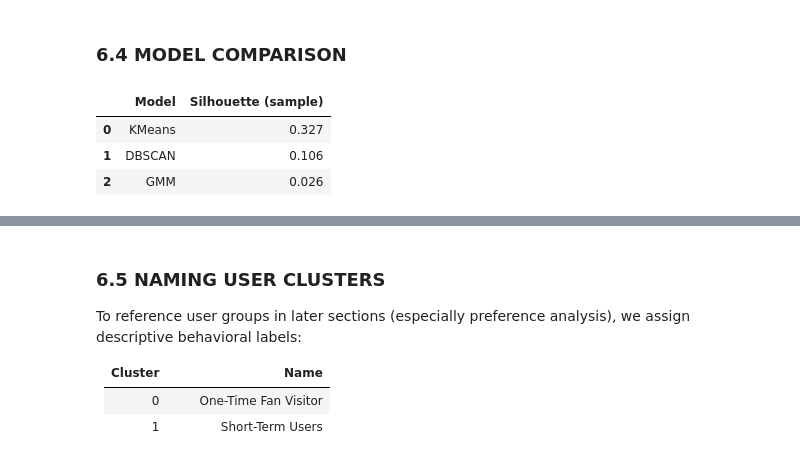
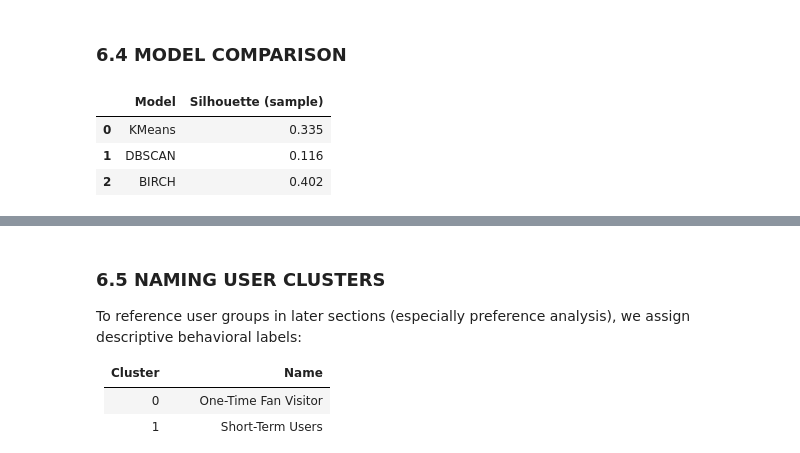
Before and after one commit to alkalenka/AudienceDecode_320991, a Jupyter notebook: main.ipynb, the cells around one changed output, grey strips where cells are left out. Drawn from its saved outputs; the diff is of its cells as text; code cells hidden in the pictures.

```diff
--- a/main.ipynb
+++ b/main.ipynb
@@ -1438,7 +1435,8 @@ plt.show()
 # Report best number of clusters
 
 best_k_birch = 4
-print(f"\nBest number of clusters for Birch based on silhouette: k = {best_k_birch}")
+best_sil_birch = 0.4021
+print(f"\nBest number of clusters for Birch based on silhouette: k = {best_k_birch}, silhouette = {best_sil_birch}")
 # %% [output]
 k = 2, silhouette = 0.8884
 k = 3, silhouette = 0.5157
@@ -1665,17 +1656,13 @@ This is the “power-user” group—people who interact with the platform heavi
 # %%
 model_scores = pd.DataFrame({
     'Model': ['KMeans', 'DBSCAN', 'BIRCH'],
-    'Silhouette (sample)': [
-        kmeans_sil_score,      # silhouette score for k = 7
-        silhouette_score(X_users_dbscan, dbscan_labels) if n_clusters_dbscan > 1 else None,
-        sil_gmm
-    ]
+    'Silhouette (sample)': [kmeans_sil_score, 0.1157, best_sil_birch]
 })
 
 model_scores
 # %% [output]
 |  | Model | Silhouette (sample) |
-| 0 | KMeans | 0.327 |
-| 1 | DBSCAN | 0.106 |
-| 2 | GMM | 0.026 |
+| 0 | KMeans | 0.335 |
+| 1 | DBSCAN | 0.116 |
+| 2 | BIRCH | 0.402 |
 # %% [markdown]
```
Also changed, not shown: parts of 16 cells of this notebook.
